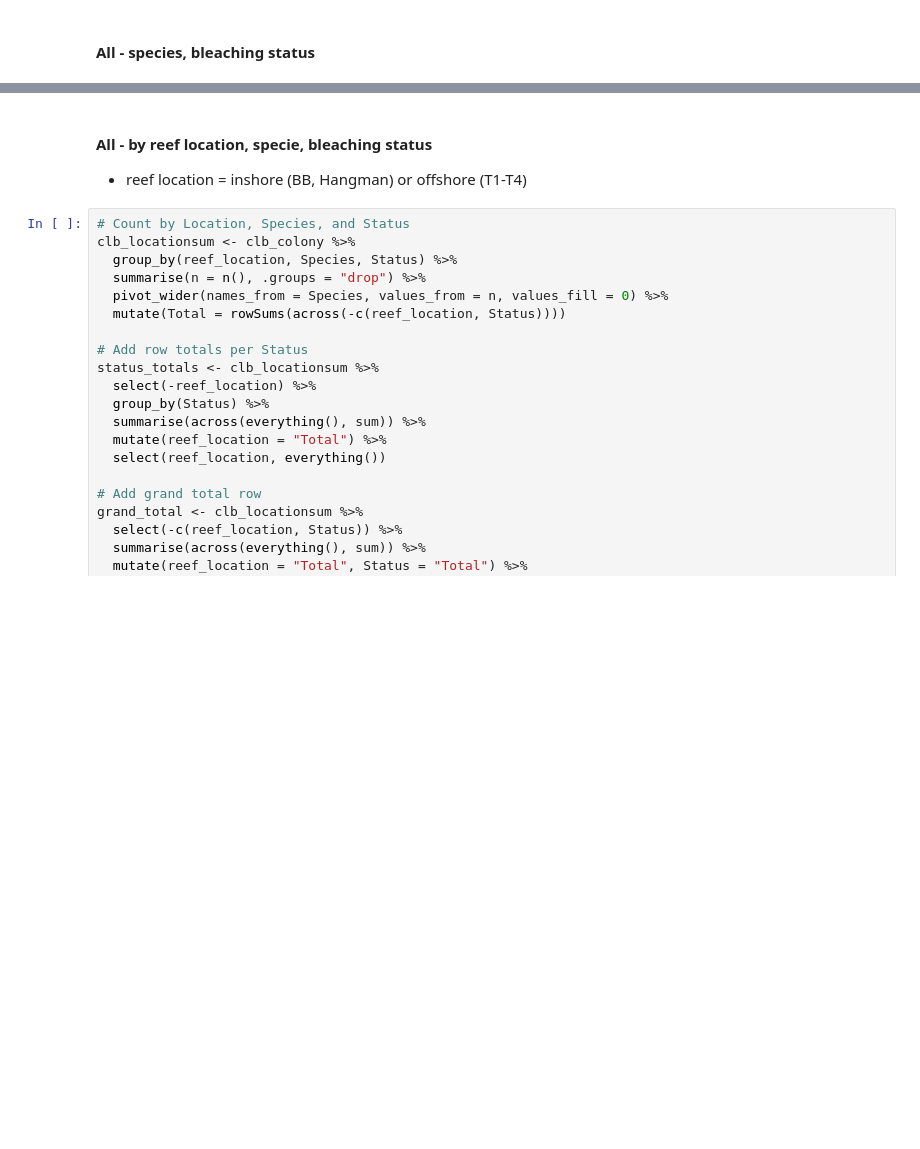
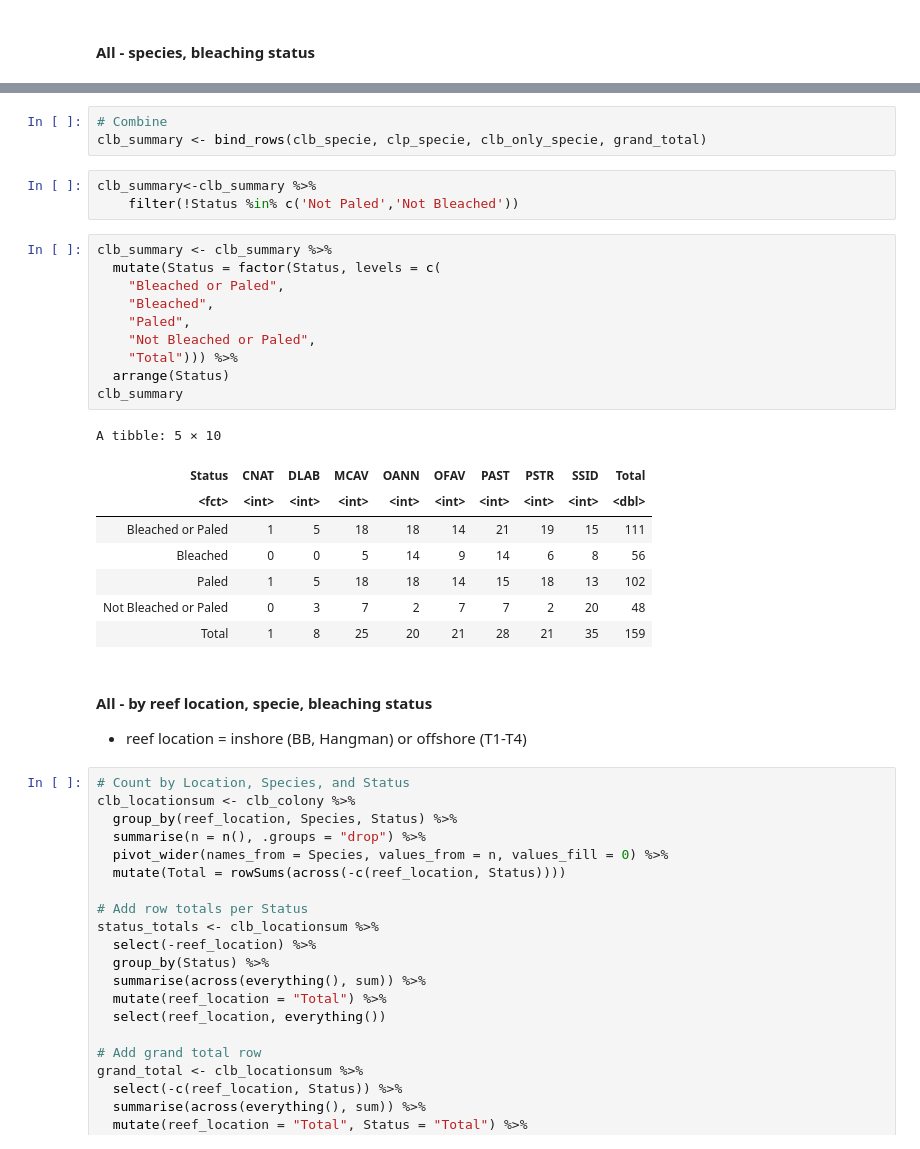
Before and after one commit to brookewicz/Code_notebook, a Jupyter notebook: data_summaries/ColonySummaryTables.ipynb, the cells around one changed output, grey strips where cells are left out. Saved outputs shown, nothing was run; the diff lists cells and outputs as text; blank space fills up the shorter version.

Commit message:
add paling to clb summary table

```diff
--- a/data_summaries/ColonySummaryTables.ipynb
+++ b/data_summaries/ColonySummaryTables.ipynb
@@ -182,3 +183,28 @@ A tibble: 3 × 10
+# %%
+# Combine
+clb_summary <- bind_rows(clb_specie, clp_specie, clb_only_specie, grand_total)
+# %%
+clb_summary<-clb_summary %>%
+    filter(!Status %in% c('Not Paled','Not Bleached'))
+# %%
+clb_summary <- clb_summary %>%
+  mutate(Status = factor(Status, levels = c(
+    "Bleached or Paled",
+    "Bleached",
+    "Paled",
+    "Not Bleached or Paled",
+    "Total"))) %>%
+  arrange(Status)
+clb_summary
+# %% [output]
+A tibble: 5 × 10
+| Status | CNAT | DLAB | MCAV | OANN | OFAV | PAST | PSTR | SSID | Total |
+| <fct> | <int> | <int> | <int> | <int> | <int> | <int> | <int> | <int> | <dbl> |
+| Bleached or Paled | 1 | 5 | 18 | 18 | 14 | 21 | 19 | 15 | 111 |
+| Bleached | 0 | 0 | 5 | 14 | 9 | 14 | 6 | 8 | 56 |
+| Paled | 1 | 5 | 18 | 18 | 14 | 15 | 18 | 13 | 102 |
+| Not Bleached or Paled | 0 | 3 | 7 | 2 | 7 | 7 | 2 | 20 | 48 |
+| Total | 1 | 8 | 25 | 20 | 21 | 28 | 21 | 35 | 159 |
 # %% [markdown]
 #### All - by reef location, specie, bleaching status
 - reef location = inshore (BB, Hangman) or offshore (T1-T4)
```
Also changed, not shown: parts of 6 cells of this notebook, 1 other file.
